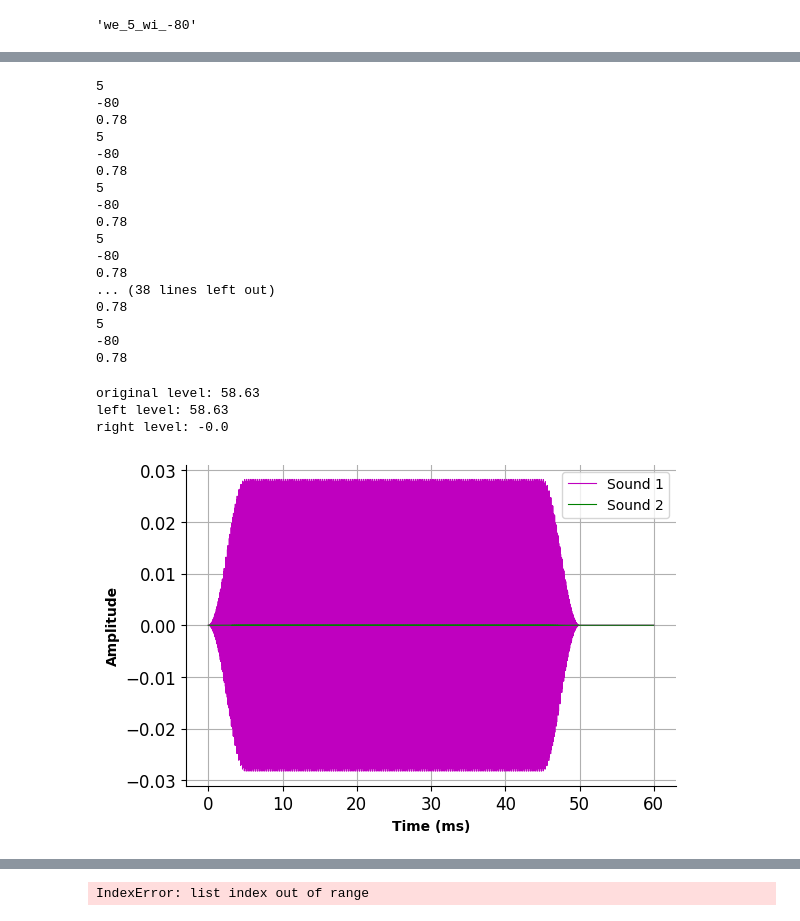
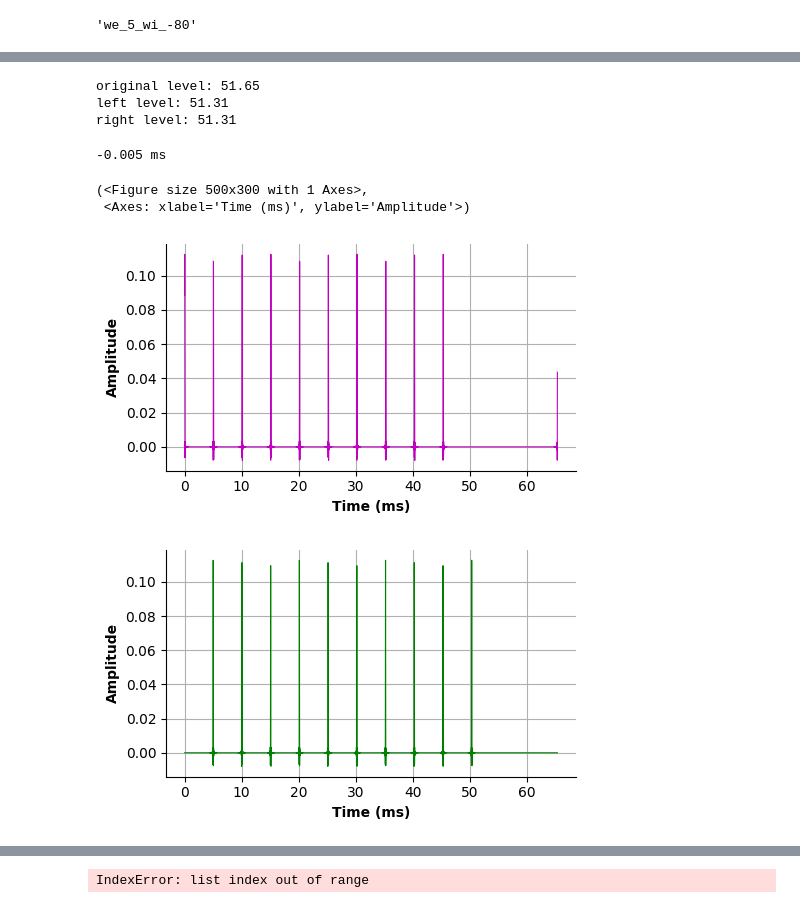
Before and after one commit to francescodesantis/sound_localization_model, a Jupyter notebook: plot/open_example.ipynb, the cells around one changed output, grey strips where cells are left out. Saved outputs shown, nothing was run; the diff lists cells and outputs as text; code cells hidden in the pictures.

```diff
--- a/plot/open_example.ipynb
+++ b/plot/open_example.ipynb
@@ -75,5 +95,5 @@ for i, item in enumerate(items2):
 # %%
-id_items = range(2,20)
+id_items = range(23,43)
 # array = []
 results = []
 
@@ -155,53 +138,24 @@ for result in results:
-# %%
-for result in results:
-    if pop == 'MSO':
-        print('----------------------')
-        print(result['conf']['parameters']['POP_CONV']['MNTBCs2MSOs'])
-
-        print(result['conf']['parameters']['SYN_WEIGHTS']['SBCs2MSO'])
-        print(result['conf']['parameters']['SYN_WEIGHTS']['MNTBCs2MSO'])
-
-        print(result['conf']['parameters']['E_L']['MSO'])
-        print(result['conf']['parameters']['INH_REV']['MSO'])
-
-        print(result['conf']['parameters']['TAUS_EX_RISE']['MSO'])
-        print(result['conf']['parameters']['TAUS_EX_DECAY']['MSO'])
-        print(result['conf']['parameters']['TAUS_IN_RISE']['MSO'])
-        print(result['conf']['parameters']['TAUS_IN_DECAY']['MSO'])
-    else:
-        print(result['conf']['parameters']['SYN_WEIGHTS']['SBCs2LSO'])
-        print(result['conf']['parameters']['SYN_WEIGHTS']['MNTBCs2LSO'])
-        print(result['conf']['parameters']['SYN_DELAYS']['MNTBCs2LSO'])
-# %% [output]
-5
--80
-0.78
-5
--80
-0.78
-5
--80
-0.78
-5
--80
-0.78
-... (38 lines left out)
-0.78
-5
--80
-0.78
 # %%
-cue = next(iter(result['cue_to_rate']))
+cue_values = np.asarray(list(result['cue_to_rate'].keys()))
 
 print("original level:", round(result['sounds']['base_sound'].sound.level,2))
-plot_sound([result['sounds']['left_sounds'][cue], result['sounds']['right_sounds'][cue]], colors = [ 'm', 'g'])
-print("left level:", round(result['sounds']['left_sounds'][cue].level,2))
-print("right level:", round(result['sounds']['right_sounds'][cue].level,2))
+print("left level:", round(result['sounds']['left_sounds'][cue_values[0]].level,2))
+print("right level:", round(result['sounds']['right_sounds'][cue_values[0]].level,2))
 # %% [output]
-original level: 58.63
-left level: 58.63
-right level: -0.0
+original level: 51.65
+left level: 51.31
+right level: 51.31
-[figure, removed]
+# %%
+c = cue_values[0]
+print(c, 'ms')
+plot_sound(array[0][0]['sounds']['left_sounds'][c], colors=['m'], figsize=(5,3))
+plot_sound(array[0][0]['sounds']['right_sounds'][c], colors=['g'], figsize=(5,3))
+# %% [output]
+-0.005 ms
+(<Figure size 500x300 with 1 Axes>,
+ <Axes: xlabel='Time (ms)', ylabel='Amplitude'>)
+[figure, added]
+[figure, added]
 # %%
 if isinstance(result['sounds']['base_sound'], Tone):
     print("Base sound is a tone with frequency:", result['sounds']['base_sound'].frequency, "Hz")
```
Also changed, not shown: parts of 25 cells of this notebook, 3 other files.
